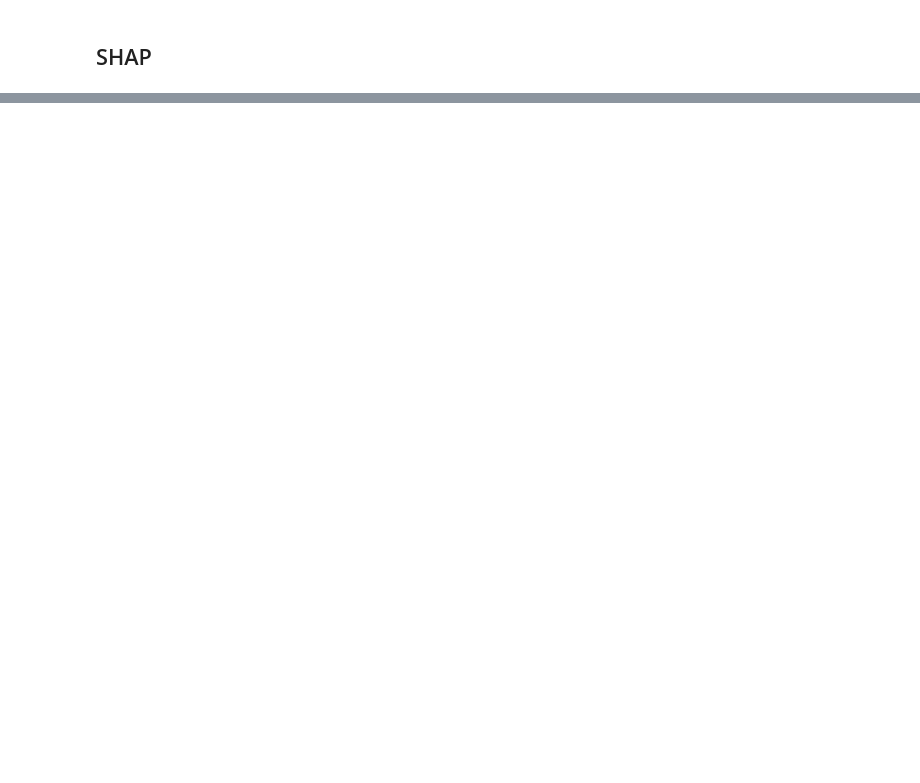
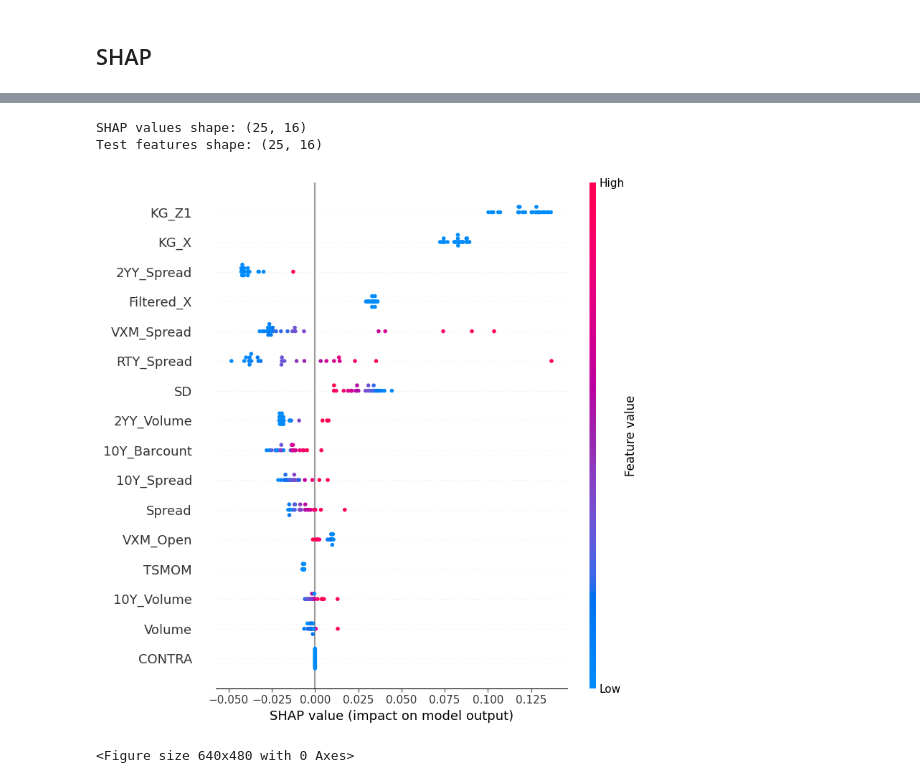
Before and after one commit to adamd1985/intra_day_futures_arb, a Jupyter notebook: cnn_algo.ipynb, the cells around one changed output, grey strips where cells are left out. Drawn from its saved outputs; the diff is of its cells as text; code cells hidden in the pictures; blank space fills up the shorter version.

```diff
--- a/cnn_algo.ipynb
+++ b/cnn_algo.ipynb
@@ -864,16 +848,32 @@ test_labels = np.concatenate([batch[1] for batch in sampled_testdataset], axis=0
 # %%
-shap.explainers._deep.deep_tf.op_handlers["LeakyRelu"] = shap.explainers._deep.deep_tf.op_handlers["Relu"]
-# this is a hack: https://github.com/shap/shap/issues/1463
+import shap
+shap.initjs()
 
-e = shap.DeepExplainer(model, background)
+RANDOMIZE_SIZE = 32
+SAMPLE_SIZE = 25
 
-shap_values = e.shap_values(test_features)
-if isinstance(shap_values, list):
-    shap_values = shap_values[0]
-shap_values = np.squeeze(shap_values)
+if MODEL_NAME != "WAVENET":
+    # Shap doesn't work with window encoded data.
+    background_features, background_labels = train_agri_ts[0][FEATURES].values,train_agri_ts[0][META_LABEL].values
+    test_data, test_labels = val_agri_ts[0][FEATURES].values, val_agri_ts[0][META_LABEL].values
+    test_features, test_labels = test_data[:SAMPLE_SIZE], test_labels[:SAMPLE_SIZE]
 
-print(f"SHAP values shape: {shap_values.shape}")
-print(f"Test features shape: {test_features.shape}")
-assert shap_values.shape == test_features.shape
-shap.summary_plot(shap_values, test_features, feature_names=FEATURES)
-plt.savefig(f'{IMAGES_DIR}/{MODEL_NAME}_shap_sum.png')
+    shap.explainers._deep.deep_tf.op_handlers["LeakyRelu"] = shap.explainers._deep.deep_tf.op_handlers["Relu"]
+    shap.explainers._deep.deep_tf.op_handlers["AddV2"] = shap.explainers._deep.deep_tf.op_handlers["Add"]
+    shap.explainers._deep.deep_tf.op_handlers["BatchToSpaceND"] = shap.explainers._deep.deep_tf.op_handlers["Mean"]
+    shap.explainers._deep.deep_tf.op_handlers["SpaceToBatchND"] = shap.explainers._deep.deep_tf.op_handlers["Mean"]
+    # this is a hack: https://github.com/shap/shap/issues/1463
+
+    e = shap.DeepExplainer(model, background_features)
+
+    shap_values = e.shap_values(test_features)
+    if isinstance(shap_values, list):
+        shap_values = shap_values[0]
+    shap_values = np.squeeze(shap_values)
+
+    print(f"SHAP values shape: {shap_values.shape}")
+    print(f"Test features shape: {test_features.shape}")
+    assert shap_values.shape == test_features.shape
+    shap.summary_plot(shap_values, test_features, feature_names=FEATURES)
+    plt.savefig(f'{IMAGES_DIR}/{MODEL_NAME}_shap_sum.png')
+# %% [output]
@@ -880,3 +881,7 @@ plt.savefig(f'{IMAGES_DIR}/{MODEL_NAME}_shap_sum.png')
+SHAP values shape: (25, 16)
+Test features shape: (25, 16)
+[figure, added]
+<Figure size 640x480 with 0 Axes>
 # %%
 sample_index = 2
 e = shap.KernelExplainer(model, background)
```
Also changed, not shown: parts of 21 cells of this notebook.
